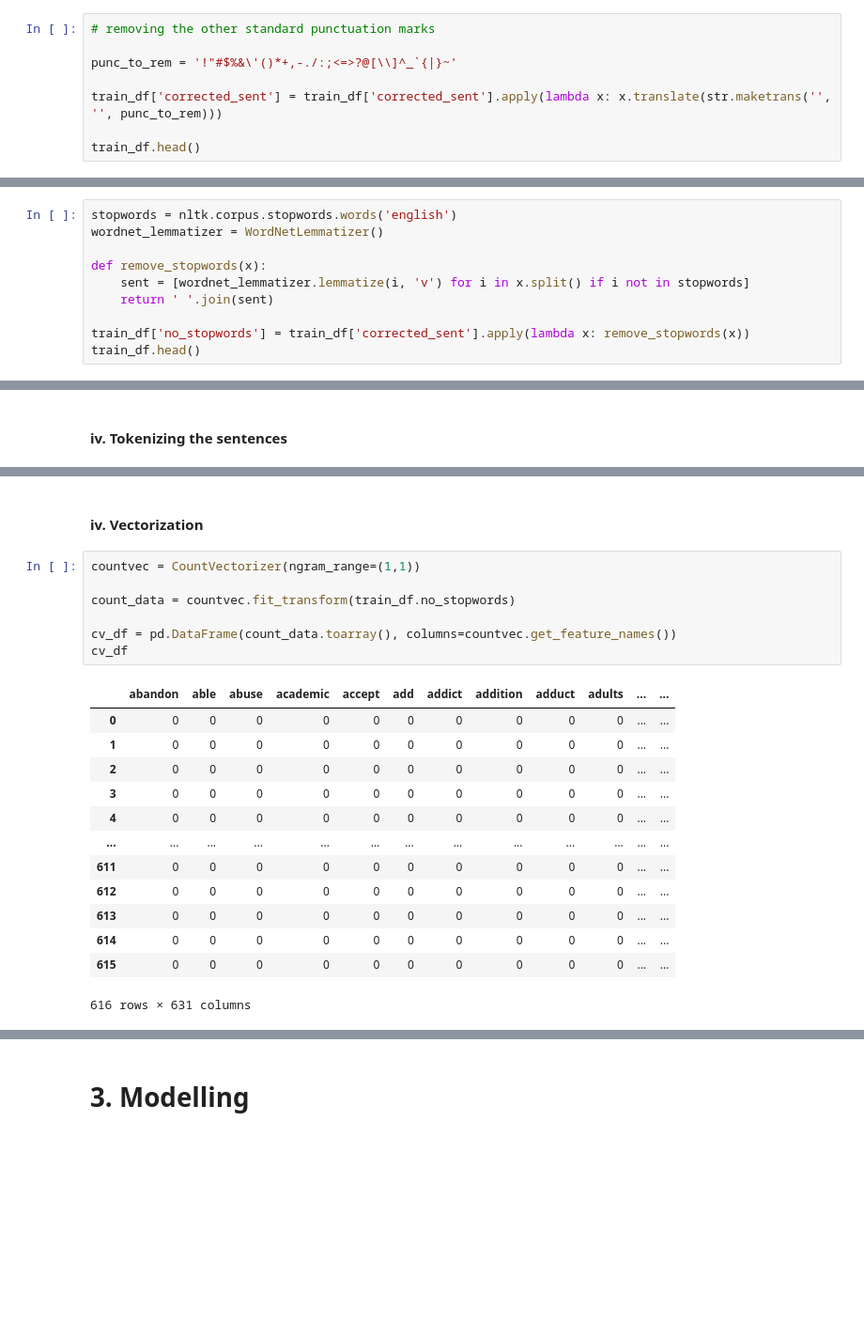
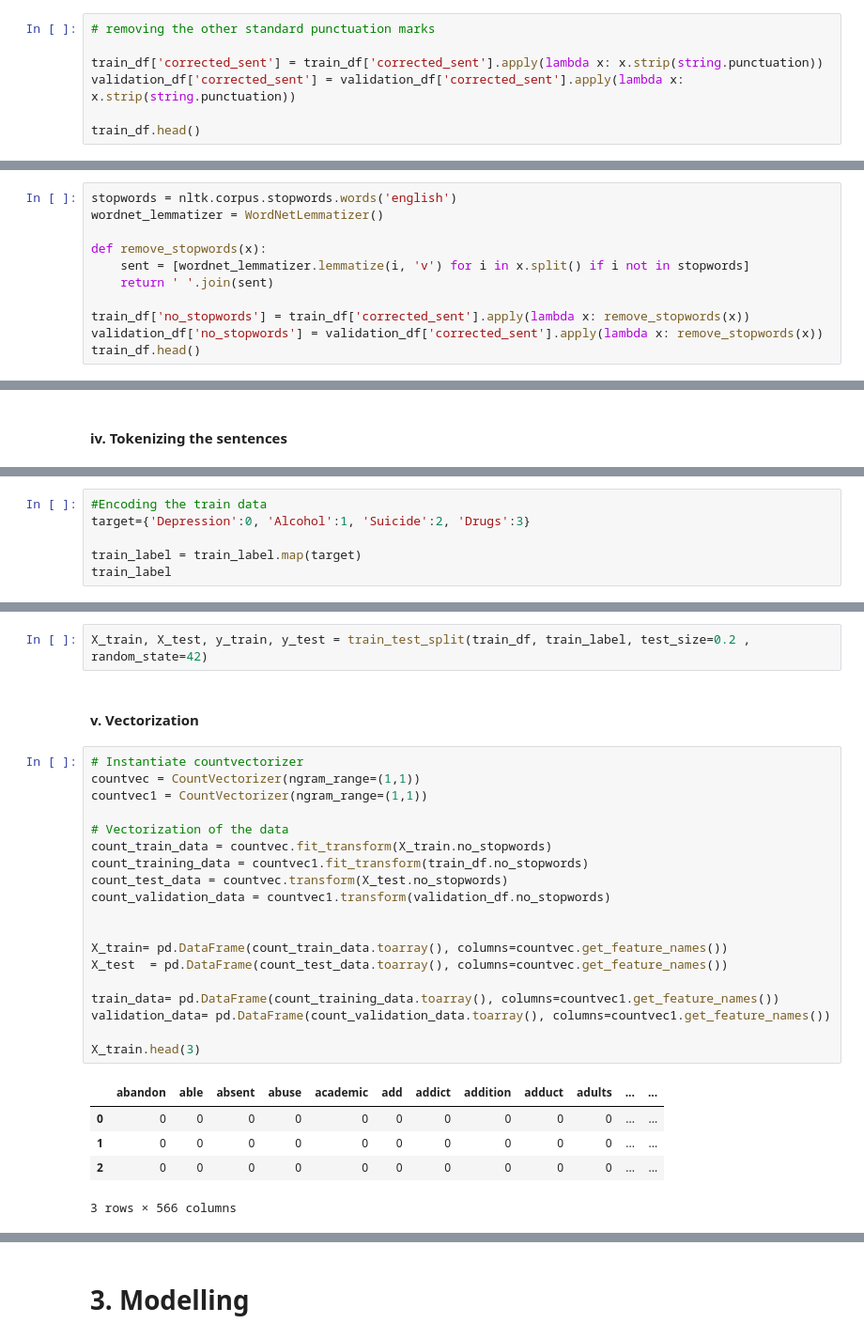
Before and after one commit to AliceWamuyu/Mental-Health-Prediction, a Jupyter notebook: index.ipynb, the cells around one changed output, grey strips where cells are left out. Shown: that part at 94% size. Drawn from its saved outputs; the diff is of its cells as text; blank space fills up the shorter version.

```diff
--- a/index.ipynb
+++ b/index.ipynb
@@ -215,9 +246,8 @@ train_df['corrected_sent'] = train_df['corrected_sent'].apply(lambda x: x.replac
 # %%
 # removing the other standard punctuation marks
 
-punc_to_rem = '!"#$%&\'()*+,-./:;<=>?@[\\]^_`{|}~'
-
-train_df['corrected_sent'] = train_df['corrected_sent'].apply(lambda x: x.translate(str.maketrans('', '', punc_to_rem)))
+train_df['corrected_sent'] = train_df['corrected_sent'].apply(lambda x: x.strip(string.punctuation))
+validation_df['corrected_sent'] = validation_df['corrected_sent'].apply(lambda x: x.strip(string.punctuation))
 
 train_df.head()
 # %% [output]
@@ -244,6 +274,7 @@ def remove_stopwords(x):
     return ' '.join(sent)
 
 train_df['no_stopwords'] = train_df['corrected_sent'].apply(lambda x: remove_stopwords(x))
+validation_df['no_stopwords'] = validation_df['corrected_sent'].apply(lambda x: remove_stopwords(x))
 train_df.head()
 # %% [output]
 |  | ID | text | label | length | corrected_sent | no_stopwords |
@@ -277,0 +310,6 @@ face lot challenge life financially emotional psycologically solutions safely lo
+# %%
+#Encoding the train data
+target={'Depression':0, 'Alcohol':1, 'Suicide':2, 'Drugs':3}
+
+train_label = train_label.map(target)
+train_label
@@ -278,23 +329,29 @@ face lot challenge life financially emotional psycologically solutions safely lo
+# %%
+X_train, X_test, y_train, y_test = train_test_split(train_df, train_label, test_size=0.2 , random_state=42)
 # %% [markdown]
- #### **iv. Vectorization**
+ #### **v. Vectorization**
 # %%
+# Instantiate countvectorizer
 countvec = CountVectorizer(ngram_range=(1,1))
+countvec1 = CountVectorizer(ngram_range=(1,1))
 
-count_data = countvec.fit_transform(train_df.no_stopwords)
+# Vectorization of the data
+count_train_data = countvec.fit_transform(X_train.no_stopwords)
+count_training_data = countvec1.fit_transform(train_df.no_stopwords)
+count_test_data = countvec.transform(X_test.no_stopwords)
+count_validation_data = countvec1.transform(validation_df.no_stopwords)
 
-cv_df = pd.DataFrame(count_data.toarray(), columns=countvec.get_feature_names())
-cv_df
+
+X_train= pd.DataFrame(count_train_data.toarray(), columns=countvec.get_feature_names())
+X_test  = pd.DataFrame(count_test_data.toarray(), columns=countvec.get_feature_names())
+
+train_data= pd.DataFrame(count_training_data.toarray(), columns=countvec1.get_feature_names())
+validation_data= pd.DataFrame(count_validation_data.toarray(), columns=countvec1.get_feature_names())
+
+X_train.head(3)
 # %% [output]
-|  | abandon | able | abuse | academic | accept | add | addict | addition | adduct | adults | ... | ... |
+|  | abandon | able | absent | abuse | academic | add | addict | addition | adduct | adults | ... | ... |
 | 0 | 0 | 0 | 0 | 0 | 0 | 0 | 0 | 0 | 0 | 0 | ... | ... |
 | 1 | 0 | 0 | 0 | 0 | 0 | 0 | 0 | 0 | 0 | 0 | ... | ... |
 | 2 | 0 | 0 | 0 | 0 | 0 | 0 | 0 | 0 | 0 | 0 | ... | ... |
-| 3 | 0 | 0 | 0 | 0 | 0 | 0 | 0 | 0 | 0 | 0 | ... | ... |
-| 4 | 0 | 0 | 0 | 0 | 0 | 0 | 0 | 0 | 0 | 0 | ... | ... |
-| ... | ... | ... | ... | ... | ... | ... | ... | ... | ... | ... | ... | ... |
-| 611 | 0 | 0 | 0 | 0 | 0 | 0 | 0 | 0 | 0 | 0 | ... | ... |
-| 612 | 0 | 0 | 0 | 0 | 0 | 0 | 0 | 0 | 0 | 0 | ... | ... |
-| 613 | 0 | 0 | 0 | 0 | 0 | 0 | 0 | 0 | 0 | 0 | ... | ... |
-| 614 | 0 | 0 | 0 | 0 | 0 | 0 | 0 | 0 | 0 | 0 | ... | ... |
-| 615 | 0 | 0 | 0 | 0 | 0 | 0 | 0 | 0 | 0 | 0 | ... | ... |
-616 rows × 631 columns
+3 rows × 566 columns
```
Also changed, not shown: parts of 49 cells of this notebook.
